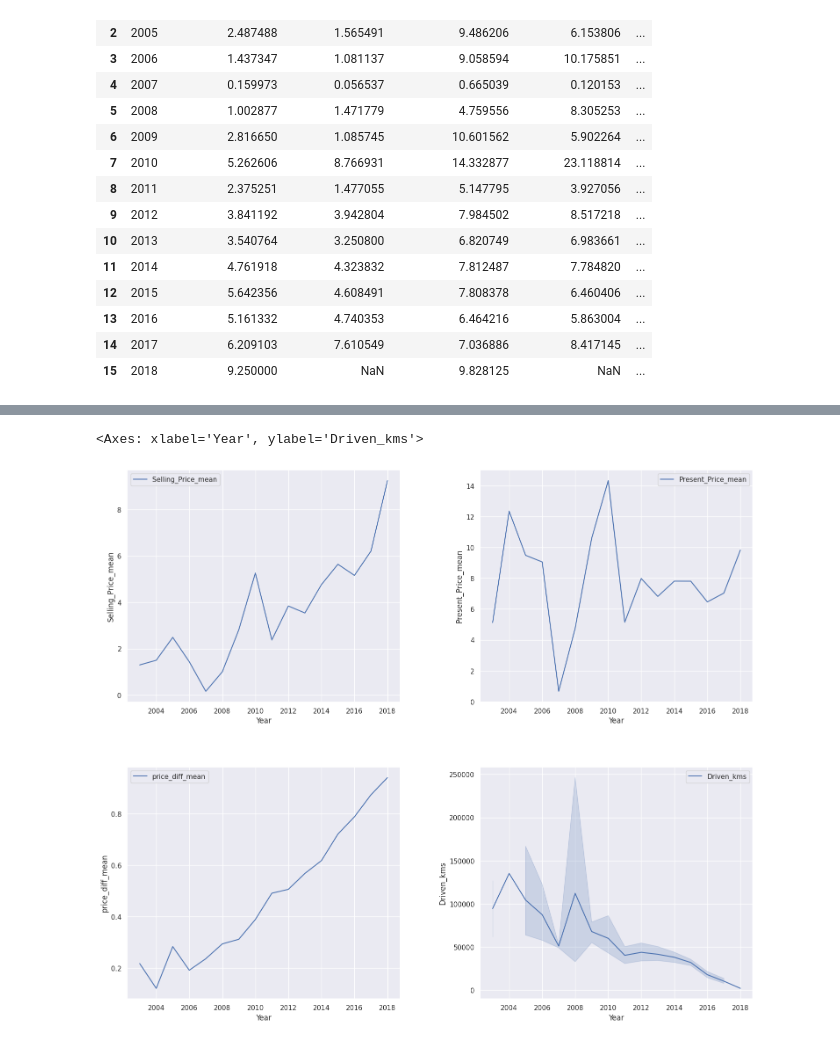
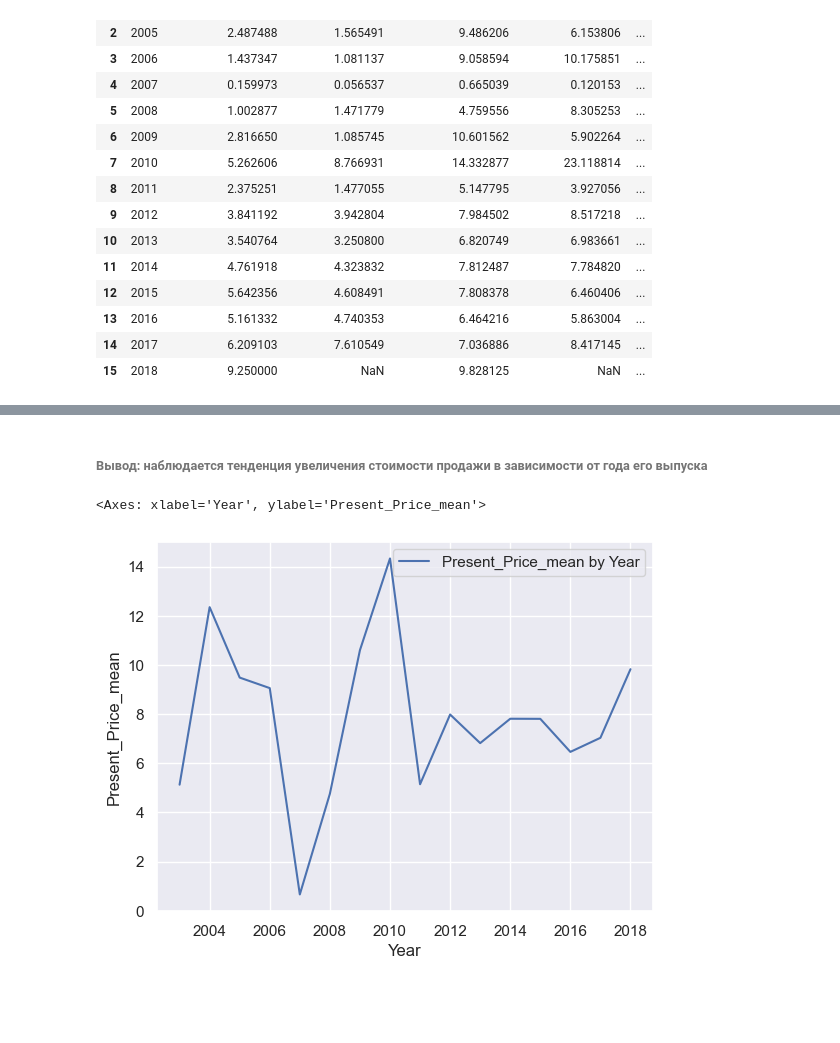
Before and after one commit to ShepelevDD/issProj, a Jupyter notebook: eda/eda.ipynb, the cells around one changed output, grey strips where cells are left out. Saved outputs shown, nothing was run; the diff lists cells and outputs as text; code cells hidden in the pictures; blank space fills up the shorter version.

```diff
--- a/eda/eda.ipynb
+++ b/eda/eda.ipynb
@@ -219,14 +230,7 @@ sns.lineplot(aggregated_df,x='Year',y='Selling_Price_mean', label='mean')
-# %%
-fig, axs = plt.pyplot.subplots(2,2)
-fig.tight_layout(pad=1)
-fig.set_size_inches(16.5, 14, forward=True)
-
-sns.lineplot(aggregated_df,x='Year',y='Selling_Price_mean', label='Selling_Price_mean', ax=axs[0,0])
-sns.lineplot(aggregated_df,x='Year',y='Present_Price_mean', label='Present_Price_mean',ax=axs[0,1])
-sns.lineplot(aggregated_df,x='Year',y='price_diff_mean', label='price_diff_mean',ax=axs[1,0])
-
-# Группировка непосредственно в seaborn
-sns.lineplot(df, x='Year', y='Driven_kms', label='Driven_kms', ax=axs[1,1])
-# %% [output]
-<Axes: xlabel='Year', ylabel='Driven_kms'>
-[figure, removed]
+# %% [markdown]
+###### Вывод: наблюдается тенденция увеличения стоимости продажи в зависимости от года его выпуска
+# %%
+sns.lineplot(aggregated_df,x='Year',y='Present_Price_mean', label='Present_Price_mean by Year')
+# %% [output]
+<Axes: xlabel='Year', ylabel='Present_Price_mean'>
+[figure, added]
```
Also changed, not shown: parts of 37 cells of this notebook.
